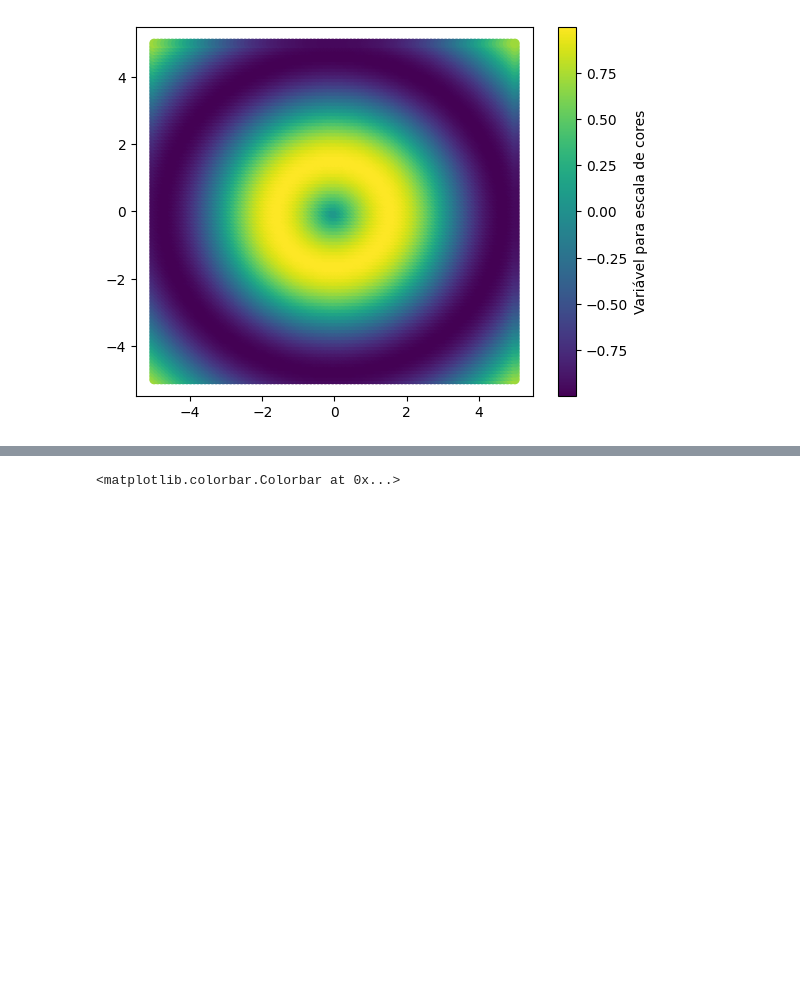
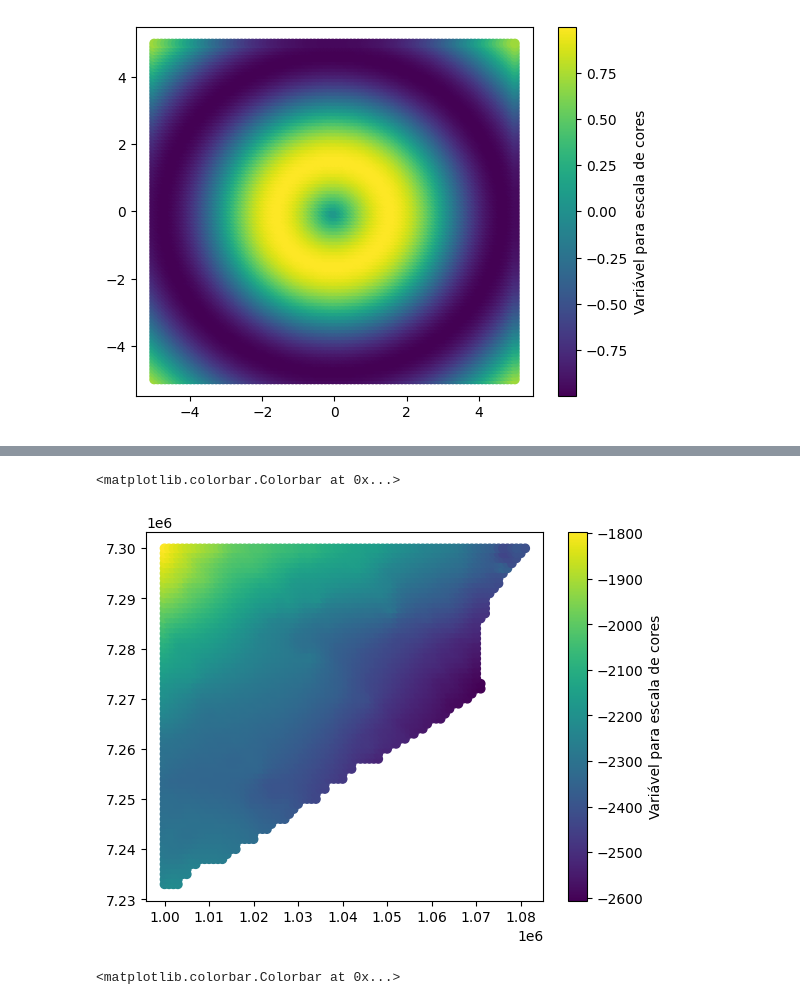
Before and after one commit to lucterres/cmp264, a Jupyter notebook: 3d curve.ipynb, the cells around one changed output, grey strips where cells are left out. Saved outputs shown, nothing was run; the diff lists cells and outputs as text; code cells hidden in the pictures; blank space fills up the shorter version.

```diff
--- a/3d curve.ipynb
+++ b/3d curve.ipynb
@@ -72,6 +72,7 @@ import main as m
 #importlib.reload(main)
 # %%
 filename = r"data\depth\112Ma_Topo_Sal.grd"
+filename = r"data\depth\0Ma_Fundo_Mar_Prof.grd"
 filegeopressure= r"data\geopressure\Event_pressure_on_112age.grd"
 
 surface = m.loadGrd(filename)
@@ -118 +94,12 @@ plt.show()
+# %%
+X,Y,Z = surface.getGrid()
+D = geopressure.Z
+# Crie um scatter plot com a escala de cores definida por z
+plt.scatter(X, Y, c=Z, cmap='viridis')
+
+# Adicione uma barra de cores
+plt.colorbar(label='Variável para escala de cores')
+# %% [output]
+<matplotlib.colorbar.Colorbar at 0x...>
+[figure, added]
 # %%
```
Also changed, not shown: parts of 5 cells of this notebook, 1 other file.
